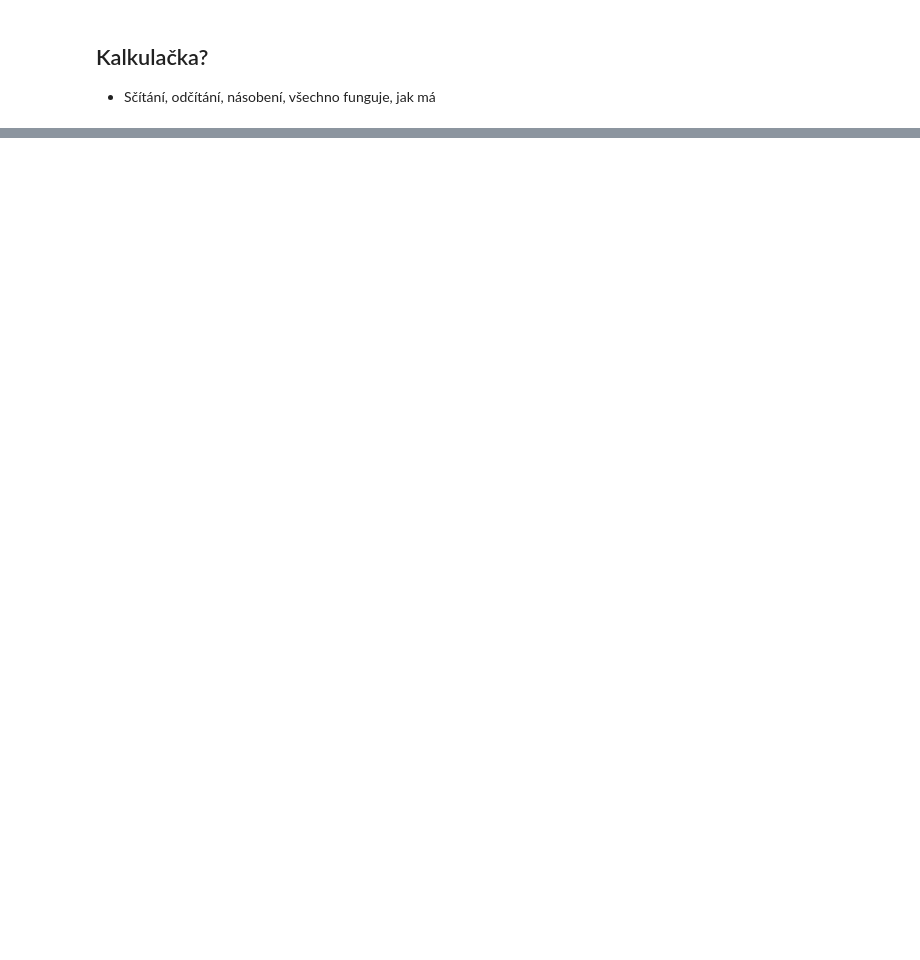
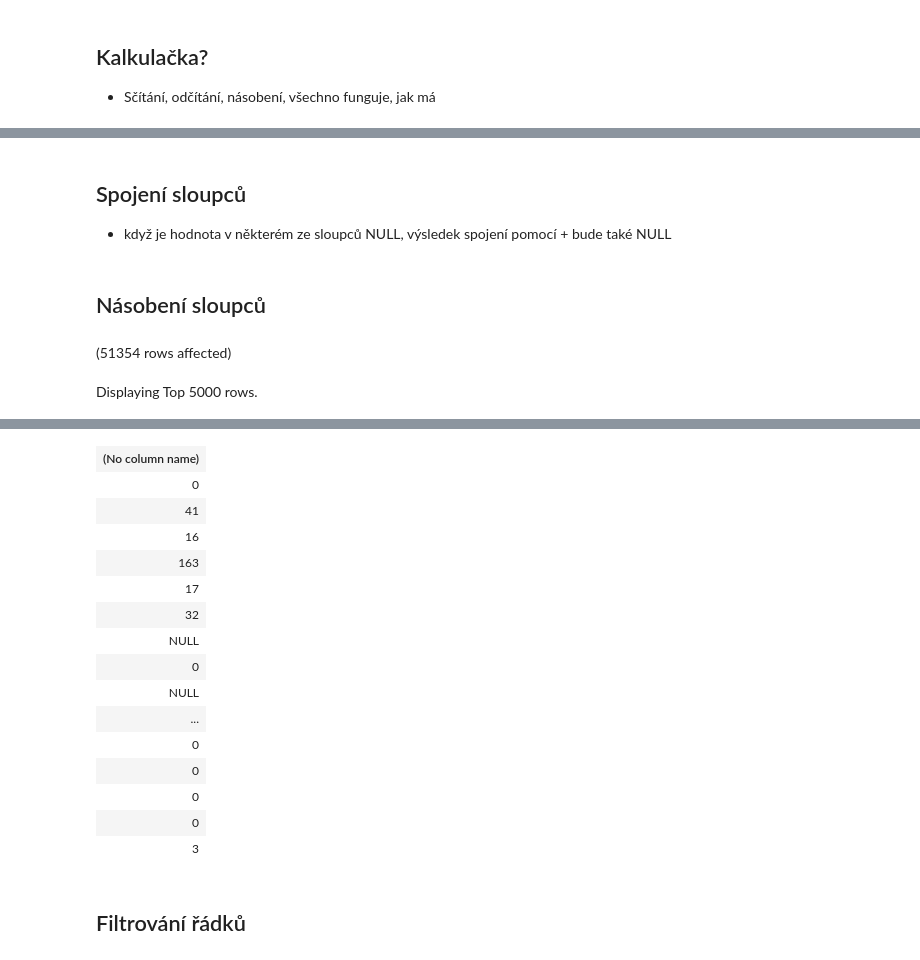
Before and after one commit to czechitas/da-data-jakpsatsql, a Jupyter notebook: src/assets/notebooks/azure/lesson00_explain.ipynb, the cells around one changed output, grey strips where cells are left out. Drawn from its saved outputs; the diff is of its cells as text; code cells hidden in the pictures; blank space fills up the shorter version.

```diff
--- a/src/assets/notebooks/azure/lesson00_explain.ipynb
+++ b/src/assets/notebooks/azure/lesson00_explain.ipynb
@@ -55,0 +61,4 @@ SELECT * FROM teror; -- vybere vsechny sloupce a radky z tabulky teror
+# %% [markdown]
+## Spojení sloupců
+
+- když je hodnota v některém ze sloupců NULL, výsledek spojení pomocí + bude také NULL
@@ -55,0 +68,7 @@ SELECT * FROM teror; -- vybere vsechny sloupce a radky z tabulky teror
+# %% [markdown]
+## Násobení sloupců
+# %%
+SELECT nkill * 3 + nwound FROM teror;
+# %% [output]
+(51354 rows affected)
+Displaying Top 5000 rows.
@@ -55,0 +76,18 @@ SELECT * FROM teror; -- vybere vsechny sloupce a radky z tabulky teror
+| (No column name) |
+| 0 |
+| 41 |
+| 16 |
+| 163 |
+| 17 |
+| 32 |
+| NULL |
+| 0 |
+| NULL |
+| ... |
+| 0 |
+| 0 |
+| 0 |
+| 0 |
+| 3 |
+# %% [markdown]
+## Filtrování řádků
```
Also changed, not shown: parts of 24 cells of this notebook, 3 other files.
